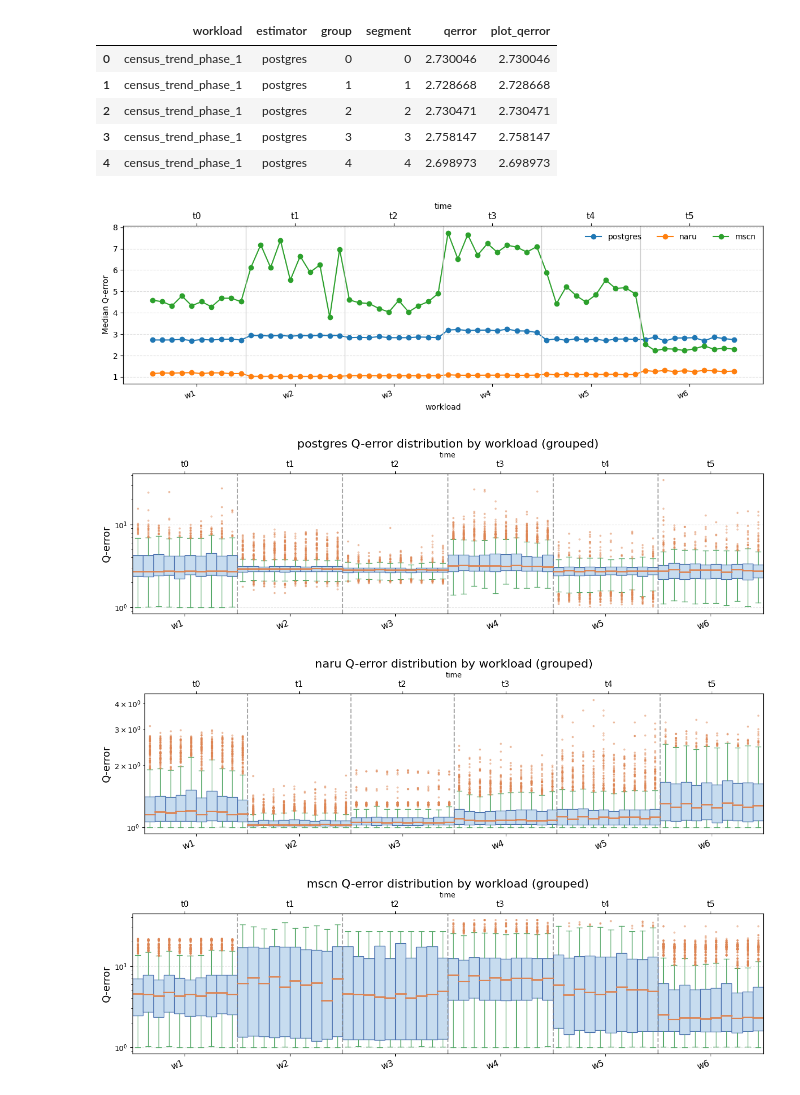
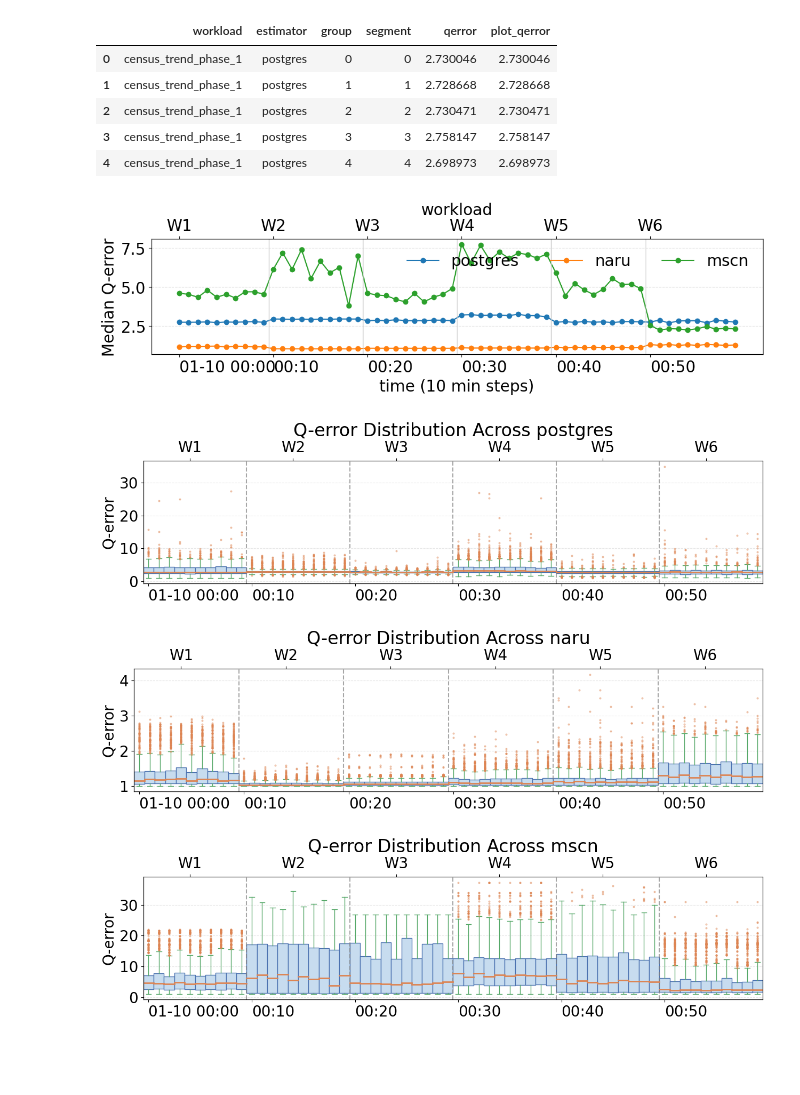
Before and after one commit to Liuguanli/DriftBench, a Jupyter notebook: tasks/cardinality_estimation/ce_timeline_census/notebooks/ce_workload_order_qerror.ipynb, the cells around one changed output. Saved outputs shown, nothing was run; the diff lists cells and outputs as text; code cells hidden in the pictures; blank space fills up the shorter version.

```diff
--- a/tasks/cardinality_estimation/ce_timeline_census/notebooks/ce_workload_order_qerror.ipynb
+++ b/tasks/cardinality_estimation/ce_timeline_census/notebooks/ce_workload_order_qerror.ipynb
@@ -35,13 +36,28 @@ WORKLOADS = [
     "census_trend_phase_5",
     "census_trend_phase_6",
 ]
-WORKLOAD_SHORT_LABELS = [f"w{i+1}" for i in range(len(WORKLOADS))]
-TIME_LABELS = [f"t{i}" for i in range(len(WORKLOADS))]
+WORKLOAD_SHORT_LABELS = [f"W{i+1}" for i in range(len(WORKLOADS))]
+
+
+START_TIME = dt.datetime(2026, 1, 10, 0, 0)
+STEP_MINUTES = 10
+
+def _time_label(idx: int, show_date: bool) -> str:
+    ts = START_TIME + dt.timedelta(minutes=STEP_MINUTES * idx)
+    return ts.strftime("%m-%d %H:%M") if show_date else ts.strftime("%H:%M")
+
+def _time_labels(n: int) -> list[str]:
+    labels = []
+    for i in range(n):
+        labels.append(_time_label(i, show_date=(i == 0)))
+    return labels
+
+TIME_LABELS = _time_labels(len(WORKLOADS))
 SHOW_TIME_AXIS = True
 GROUPS_PER_WORKLOAD = 10
 FALLBACK_VALUE = 0.0
 SHUFFLE_SEED = 42
-USE_LOG_SCALE = True
+USE_LOG_SCALE = False
 BOX_WIDTH = 1.0
 SAVE_FIGS = True
 OUTPUT_DIR = BASE_DIR / "tasks/cardinality_estimation/ce_timeline_census/figures"
@@ -59,6 +75,19 @@ def _save_fig(fig, file_name):
         fig.savefig(overleaf / f"{file_name}.pdf", format="pdf", bbox_inches="tight")
 MIN_PLOT_QERROR = 1e-6
 PRINT_USED_FILES = True
+
+
+FONT_SIZE = 20
+TITLE_SIZE = 20
+TICK_SIZE = 20
+plt.rcParams.update({
+    "font.size": FONT_SIZE,
+    "axes.titlesize": TITLE_SIZE,
+    "axes.labelsize": FONT_SIZE,
+    "xtick.labelsize": TICK_SIZE,
+    "ytick.labelsize": TICK_SIZE,
+    "figure.titlesize": TITLE_SIZE,
+})
 # %%
 def _find_result_path(workload, estimator):
     name = f"{BASE_VERSION}-{workload}-{estimator}.csv"
@@ -197,38 +226,38 @@ census_trend_phase_6 mscn: /Users/guanlil1/Dropbox/PostDoc/topics/WorkloadDatase
 # %%
 fig, ax = plt.subplots(figsize=(12, 4))
 
 for estimator in ESTIMATORS:
     sub = seg_df[seg_df["estimator"] == estimator]
     ax.plot(sub["segment"], sub["plot_qerror"], marker="o", linewidth=1.5, label=estimator)
 
 # Workload separators
 for i in range(1, len(WORKLOADS)):
     ax.axvline((i * GROUPS_PER_WORKLOAD) - 0.5, color="0.8", linewidth=1)
 
-centers = [i * GROUPS_PER_WORKLOAD + (GROUPS_PER_WORKLOAD - 1) / 2 for i in range(len(WORKLOADS))]
+centers = [i * GROUPS_PER_WORKLOAD for i in range(len(WORKLOADS))]
 ax.set_xticks(centers)
-ax.set_xticklabels(WORKLOAD_SHORT_LABELS, rotation=20, ha="right")
+ax.set_xticklabels(TIME_LABELS, rotation=0, ha="left")
 if SHOW_TIME_AXIS and TIME_LABELS:
     ax_top = ax.twiny()
     ax_top.set_xlim(ax.get_xlim())
     ax_top.set_xticks(centers)
-    ax_top.set_xticklabels(TIME_LABELS, fontsize=11)
-    ax_top.set_xlabel("time")
+    ax_top.set_xticklabels(WORKLOAD_SHORT_LABELS, fontsize=TICK_SIZE)
+    ax_top.set_xlabel("workload")
 
-ax.set_xlabel("workload")
+ax.set_xlabel("time (10 min steps)")
 ax.set_ylabel("Median Q-error")
 # if USE_LOG_SCALE:
 #     ax.set_yscale("log")
 ax.grid(True, axis="y", linestyle="--", alpha=0.4)
 ax.legend(ncol=len(ESTIMATORS), frameon=False)
 plt.tight_layout()
 file_name = "workload_order_qerror_line"
 _save_fig(fig, file_name)
 plt.show()
 # %% [output]
-[figure, old version]
+[figure, new version]
 # %%
-def plot_qerror_boxplot(values_by_group, group_titles, group_size, title, use_log):
+def plot_qerror_boxplot(values_by_group, group_titles, group_size, tag, title, use_log):
     fig, ax = plt.subplots(figsize=(13, 4))
 
     # Clip for log scale to avoid zeros
@@ -259,20 +288,24 @@ def plot_qerror_boxplot(values_by_group, group_titles, group_size, title, use_lo
             ax.axvline(x=i + 0.5, color="gray", linestyle="--", linewidth=1.5, alpha=0.7)
 
     if group_titles:
-        centers = [i * group_size + (group_size + 1) / 2 for i in range(len(group_titles))]
-        ax.set_xticks(centers)
-        ax.set_xticklabels(WORKLOAD_SHORT_LABELS, rotation=20, ha="right", fontsize=12)
+        centers_1 = [i * group_size + 1 for i in range(len(group_titles))]
+        centers_2 = [i * group_size + 5 for i in range(len(group_titles))]
+
+        ax.set_xticks(centers_1)
+        ax.set_xticklabels(TIME_LABELS, rotation=0, ha="left", fontsize=TICK_SIZE)
+        # ax.set_xlabel("time (10 min steps)")
         if SHOW_TIME_AXIS and TIME_LABELS:
             ax_top = ax.twiny()
             ax_top.set_xlim(ax.get_xlim())
-            ax_top.set_xticks(centers)
-            ax_top.set_xticklabels(TIME_LABELS, fontsize=11)
-            ax_top.set_xlabel("time")
+            ax_top.set_xticks(centers_2)
+            ax_top.set_xticklabels(WORKLOAD_SHORT_LABELS, fontsize=TICK_SIZE)
+            # ax_top.set_xlabel("workload")
     else:
         ax.set_xticks([])
 
-    ax.set_ylabel("Q-error", fontsize=14)
-    ax.set_title(title, fontsize=16)
+    ax.set_ylabel("Q-error")
+    # ax.set_title(title)
+    ax.set_title(f"Q-error Distribution Across {tag}", fontsize=24)
     ax.grid(True, axis="y", linestyle="--", alpha=0.3)
     if use_log:
         ax.set_yscale("log")
@@ -289,10 +322,11 @@ for estimator in ESTIMATORS:
         values,
         WORKLOAD_SHORT_LABELS,
         GROUPS_PER_WORKLOAD,
+        estimator,
         f"{estimator} Q-error distribution by workload (grouped)",
         USE_LOG_SCALE,
     )
 # %% [output]
-[figure, old version]
+[figure, new version]
-[figure, old version]
+[figure, new version]
-[figure, old version]
+[figure, new version]
```
Also changed, not shown: parts of 1 cell of this notebook, 25 other files.
